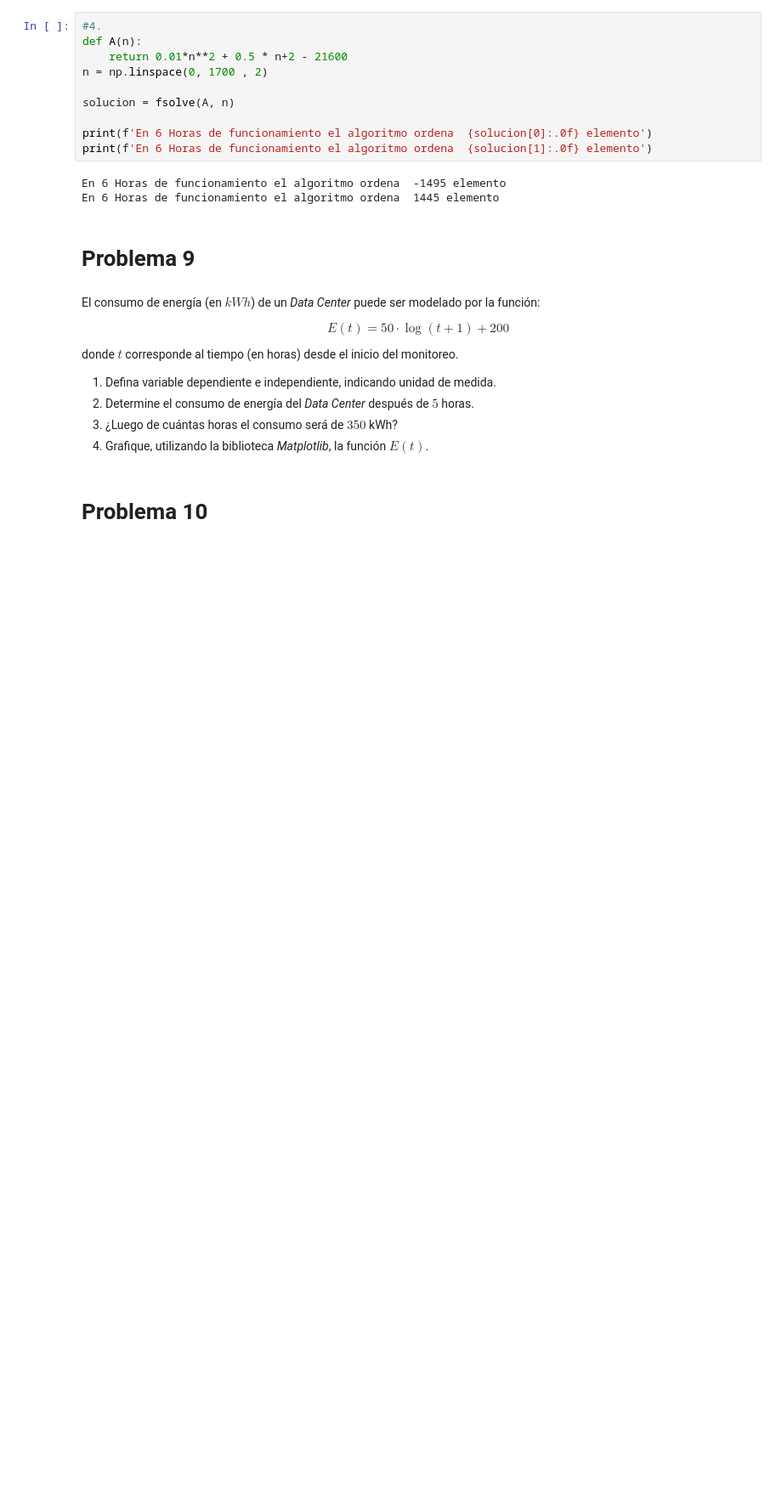
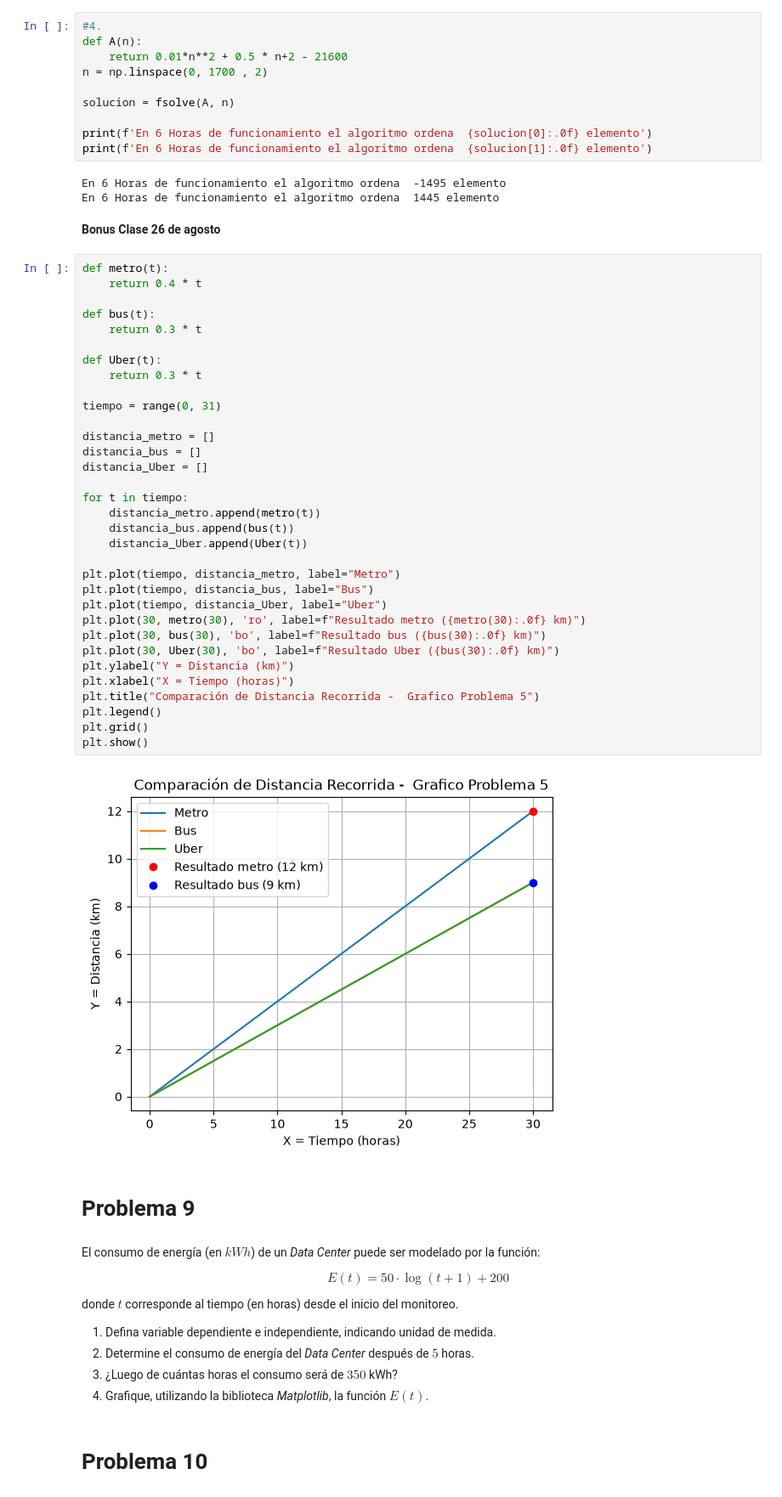
Before and after one commit to AleLagosP/Matematica-Aplicada-con-Python, a Jupyter notebook: Clase 1 - inrtroduccion/G1_Funciones.ipynb, the cells around one changed output. Shown at 85% size. Cells and saved outputs as stored; diff of their text form; blank space fills up the shorter version.

Commit message:
Bonus Clases

```diff
--- a/Clase 1 - inrtroduccion/G1_Funciones.ipynb
+++ b/Clase 1 - inrtroduccion/G1_Funciones.ipynb
@@ -414,6 +414,43 @@ print(f'En 6 Horas de funcionamiento el algoritmo ordena  {solucion[1]:.0f} elem
 # %% [output]
 En 6 Horas de funcionamiento el algoritmo ordena  -1495 elemento
 En 6 Horas de funcionamiento el algoritmo ordena  1445 elemento
+# %% [markdown]
+**Bonus Clase 26 de agosto**
+# %%
+def metro(t):
+    return 0.4 * t
+
+def bus(t):
+    return 0.3 * t
+
+def Uber(t):
+    return 0.3 * t
+
+tiempo = range(0, 31)
+
+distancia_metro = []
+distancia_bus = []
+distancia_Uber = []
+
+for t in tiempo:
+    distancia_metro.append(metro(t))
+    distancia_bus.append(bus(t))
+    distancia_Uber.append(Uber(t))
+
+plt.plot(tiempo, distancia_metro, label="Metro")
+plt.plot(tiempo, distancia_bus, label="Bus")
+plt.plot(tiempo, distancia_Uber, label="Uber")
+plt.plot(30, metro(30), 'ro', label=f"Resultado metro ({metro(30):.0f} km)")
+plt.plot(30, bus(30), 'bo', label=f"Resultado bus ({bus(30):.0f} km)")
+plt.plot(30, Uber(30), 'bo', label=f"Resultado Uber ({bus(30):.0f} km)")
+plt.ylabel("Y = Distancia (km)")
+plt.xlabel("X = Tiempo (horas)")
+plt.title("Comparación de Distancia Recorrida -  Grafico Problema 5")
+plt.legend()
+plt.grid()
+plt.show()
+# %% [output]
+[figure, added]
 # %% [markdown]
 # Problema 9
 # %% [markdown]
```
